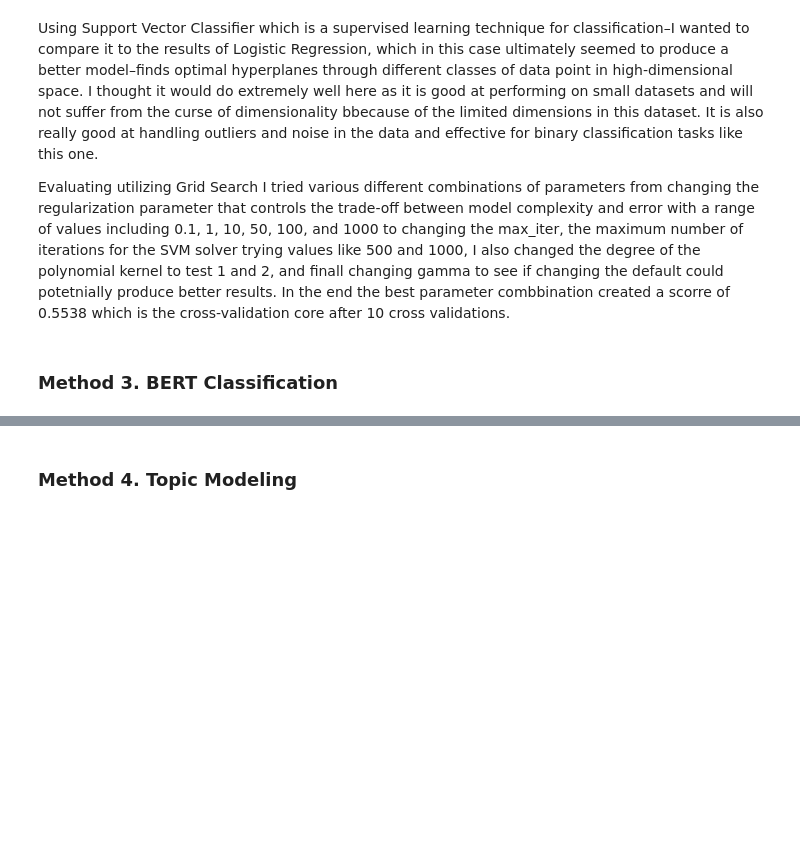
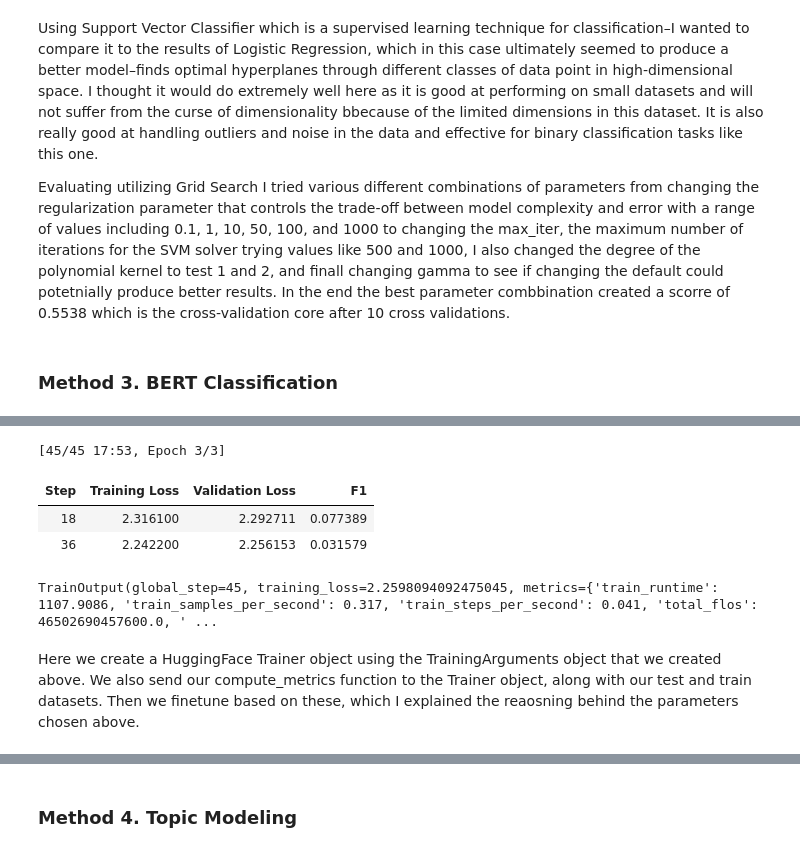
Before and after one commit to sreyaj99/nlp_tswift, a Jupyter notebook: project.ipynb, the cells around one changed output, grey strips where cells are left out. Cells and saved outputs as stored; diff of their text form; code cells hidden in the pictures; blank space fills up the shorter version.

```diff
--- a/project.ipynb
+++ b/project.ipynb
@@ -1276,0 +1627,13 @@ Evaluating utilizing Grid Search I tried various different combinations of param
+# %%
+training_args = TrainingArguments(
+    num_train_epochs=3,              # total number of training epochs
+    per_device_train_batch_size=8,  # batch size per device during training
+    per_device_eval_batch_size=12,   # batch size for evaluation
+    learning_rate=5e-5,              # initial learning rate for Adam optimizer
+    warmup_steps=10,                # number of warmup steps for learning rate scheduler (set lower because of small dataset size)
+    weight_decay=0.01,               # strength of weight decay
+    output_dir='./results',          # output directory
+    logging_dir='./logs',            # directory for storing logs
+    logging_steps=0.4,               # number of steps to output logging (set lower because of small dataset size)
+    evaluation_strategy='steps',     # evaluate during fine-tuning so that we can see progress
+)
@@ -1276,0 +1643,27 @@ Evaluating utilizing Grid Search I tried various different combinations of param
+# %%
+
+def compute_metrics(pred):
+  labels = pred.label_ids
+  preds = pred.predictions.argmax(-1)
+  score = f1_score(labels, preds, average='weighted')
+  return {
+      'f1': score,
+  }
+
+trainer = Trainer(
+    model=model,                         # the instantiated 🤗 Transformers model to be trained
+    args=training_args,                  # training arguments, defined above
+    train_dataset=train_dataset,         # training dataset
+    eval_dataset=test_dataset,           # evaluation dataset (usually a validation set; here we just send our test set)
+    compute_metrics=compute_metrics      # our custom evaluation function
+)
+# %%
+trainer.train()
+# %% [output]
+[45/45 17:53, Epoch 3/3]
+| Step | Training Loss | Validation Loss | F1 |
+| 18 | 2.316100 | 2.292711 | 0.077389 |
+| 36 | 2.242200 | 2.256153 | 0.031579 |
+TrainOutput(global_step=45, training_loss=2.2598094092475045, metrics={'train_runtime': 1107.9086, 'train_samples_per_second': 0.317, 'train_steps_per_second': 0.041, 'total_flos': 46502690457600.0, ' ...
+# %% [markdown]
+Here we create a HuggingFace Trainer object using the TrainingArguments object that we created above. We also send our compute_metrics function to the Trainer object, along with our test and train datasets. Then we finetune based on these, which I explained the reaosning behind the parameters chosen above.
```
Also changed, not shown: parts of 40 cells of this notebook, 1 other file.
